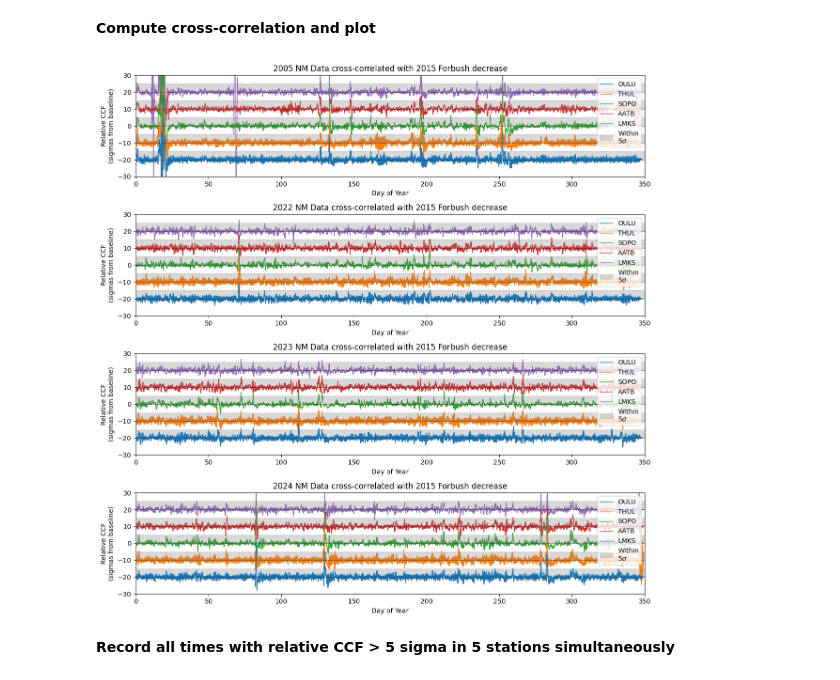
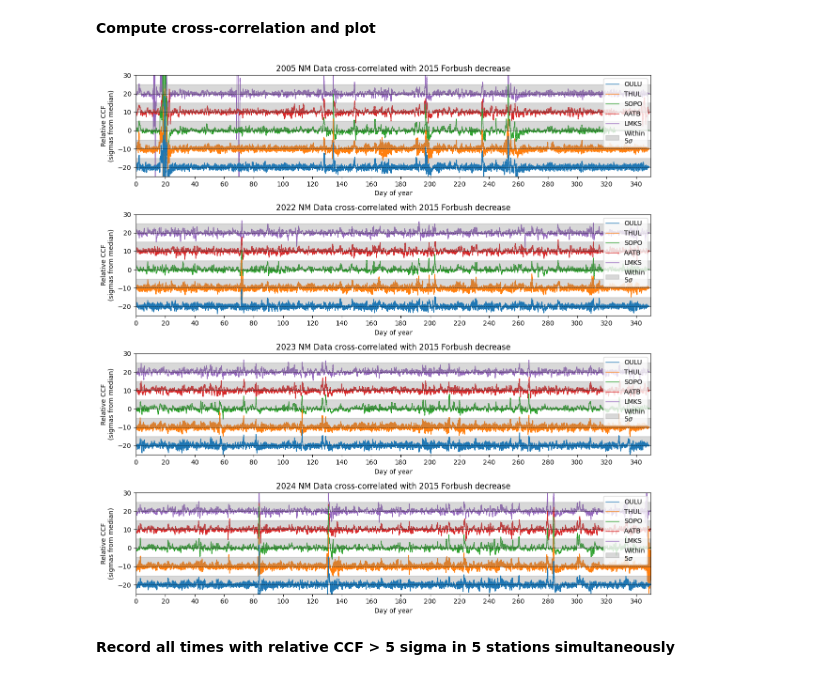
Before and after one commit to chatdanai-s/nmdb-FD-CCF, a Jupyter notebook: 6505066_SIP_PROJECT.ipynb, the cells around one changed output. Drawn from its saved outputs; the diff is of its cells as text; code cells hidden in the pictures.

```diff
--- a/6505066_SIP_PROJECT.ipynb
+++ b/6505066_SIP_PROJECT.ipynb
@@ -117,11 +121,13 @@ ax1, ax2 = ax
 
 for i, s in enumerate(stations):
     shift = (i-2) * 0.1
-    ax1.plot(fd15.datetime, fd15[s] / fd15[s].median() + shift, label=s)
-    ax2.plot(fd21.datetime, fd21[s] / fd21[s].median() + shift, label=s)
+    ax1.plot(fd15.datetime, fd15[s] / fd15[s][:30*6].median() + shift, label=s)
+    ax2.plot(fd21.datetime, fd21[s] / fd21[s][:30*6].median() + shift, label=s)
 
 ax1.set_title('Forbush decrease data in 2015-06-22')
+ax1.set_xlim(fd15.datetime.min(), fd15.datetime.max())
 ax2.set_title('Forbush decrease data in 2021-11-03')
+ax2.set_xlim(fd21.datetime.min(), fd21.datetime.max())
 
 for a in ax:
     a.set_ylabel('Relative count')
@@ -249,14 +255,14 @@ def CCF(signal, fd):
     fd_clean = np.nan_to_num(fd, nan=0.0)
 
     # Compute CCF
-    # For visualization and CCF thresholding, return relative CCF which is eseentially z-score of CCF
+    # For visualization and CCF thresholding, return relative CCF which is essentially z-score of CCF
     CCF = scipy.signal.correlate(signal_clean, fd_clean, mode='full')
     CCF_med, CCF_std = np.nanmedian(CCF), 0.5 * (np.nanpercentile(CCF, 84) - np.nanpercentile(CCF, 16))
     relative_CCF = (CCF - CCF_med) / CCF_std
 
     lags = np.arange(-len(fd)+1, len(signal))
-    # Lags to day of year (2-min interval)
-    DoY = lags / (30 * 24)
+    # Lags to day of year (2-min interval) + 1 day offset (DoY starts at 1)
+    DoY = lags / (30 * 24) + 1
     return DoY, relative_CCF
 # %% [markdown]
 **Compute cross-correlation and plot**
@@ -264,44 +270,46 @@ def CCF(signal, fd):
 # Plot year-long CCF
 fig, ax = plt.subplots(4, 1, figsize=(12, 12))
 ax0, ax1, ax2, ax3 = ax
+fd = fd15  # FD to choose (2015)
 
 for i, s in enumerate(stations):
     shift = (i-2) * 10
     station_colname = f'{s}_frm'
-    doy05, ccf05 = CCF(data05[station_colname], fd15[station_colname])
-    doy22, ccf22 = CCF(data22[station_colname], fd15[station_colname])
-    doy23, ccf23 = CCF(data23[station_colname], fd15[station_colname])
-    doy24, ccf24 = CCF(data24[station_colname], fd15[station_colname])
+    doy05, ccf05 = CCF(data05[station_colname], fd[station_colname])
+    doy22, ccf22 = CCF(data22[station_colname], fd[station_colname])
+    doy23, ccf23 = CCF(data23[station_colname], fd[station_colname])
+    doy24, ccf24 = CCF(data24[station_colname], fd[station_colname])
 
     ax0.plot(doy05, ccf05 + shift, label=s, linewidth=1, zorder=-shift/10)
     ax1.plot(doy22, ccf22 + shift, label=s, linewidth=1, zorder=-shift/10)
     ax2.plot(doy23, ccf23 + shift, label=s, linewidth=1, zorder=-shift/10)
     ax3.plot(doy24, ccf24 + shift, label=s, linewidth=1, zorder=-shift/10)
 
 ax0.set_title('2005 NM Data cross-correlated with 2015 Forbush decrease')
 ax1.set_title('2022 NM Data cross-correlated with 2015 Forbush decrease')
 ax2.set_title('2023 NM Data cross-correlated with 2015 Forbush decrease')
 ax3.set_title('2024 NM Data cross-correlated with 2015 Forbush decrease')
 
 for a in ax:
-    a.set_ylabel('Relative CCF\n(sigmas from baseline)')
-    a.set_xlabel('Day of Year')
+    a.set_ylabel('Relative CCF\n(sigmas from median)')
+    a.set_xlabel('Day of year')
     a.set_xlim(0, 350)
-    a.set_ylim(-30, 30)
+    a.set_ylim(-25, 30)
+    a.xaxis.set_major_locator(MultipleLocator(20))
     draw_baselines(a, 0, 10)
 
     alpha=0.3
     a.axhspan(20, 25, color='grey', alpha=alpha)
     a.axhspan(10, 15, color='grey', alpha=alpha)
     a.axhspan(0, 5, color='grey', alpha=alpha, label='Within\n$5\sigma$')
     a.axhspan(-10, -5, color='grey', alpha=alpha)
     a.axhspan(-20, -15, color='grey', alpha=alpha)
 
     a.legend(loc='upper right')
 
 plt.tight_layout()
 plt.show()
 # %% [output]
-[figure, old version]
+[figure, new version]
 # %% [markdown]
 **Record all times with relative CCF > 5 sigma in 5 stations simultaneously**
```
Also changed, not shown: parts of 12 cells of this notebook.
